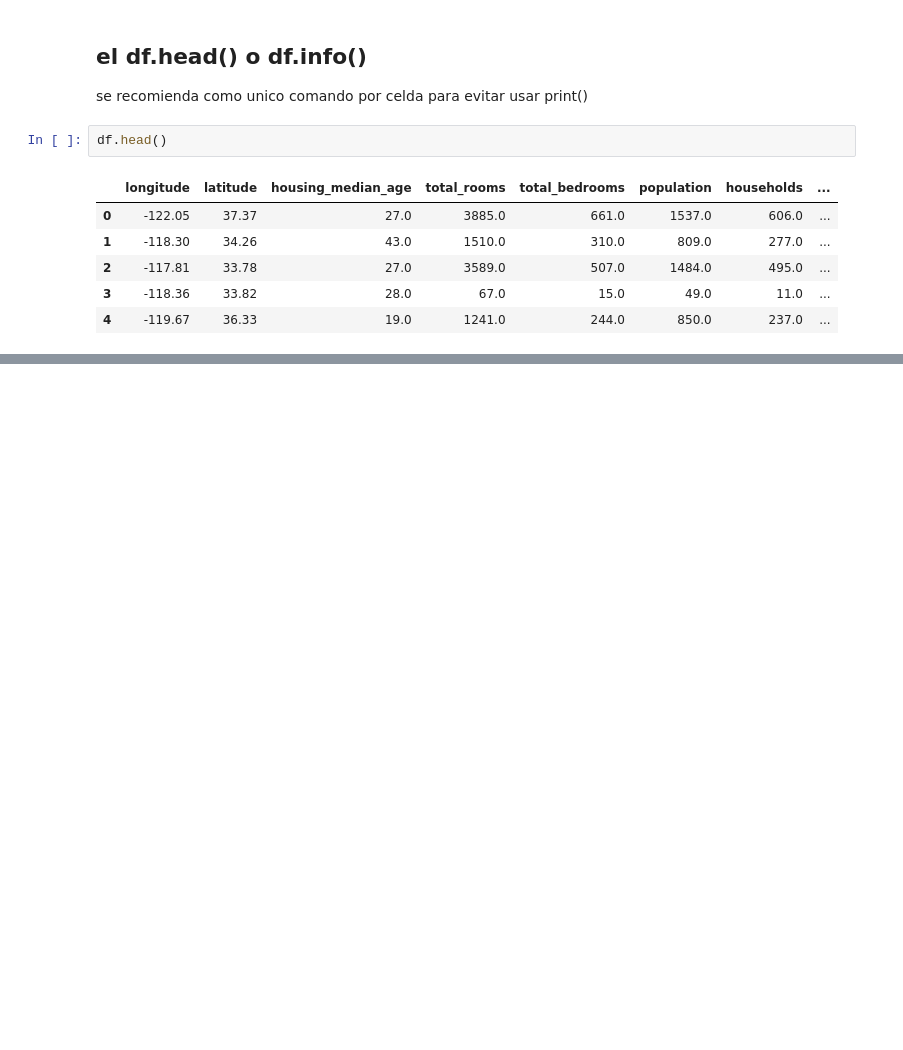
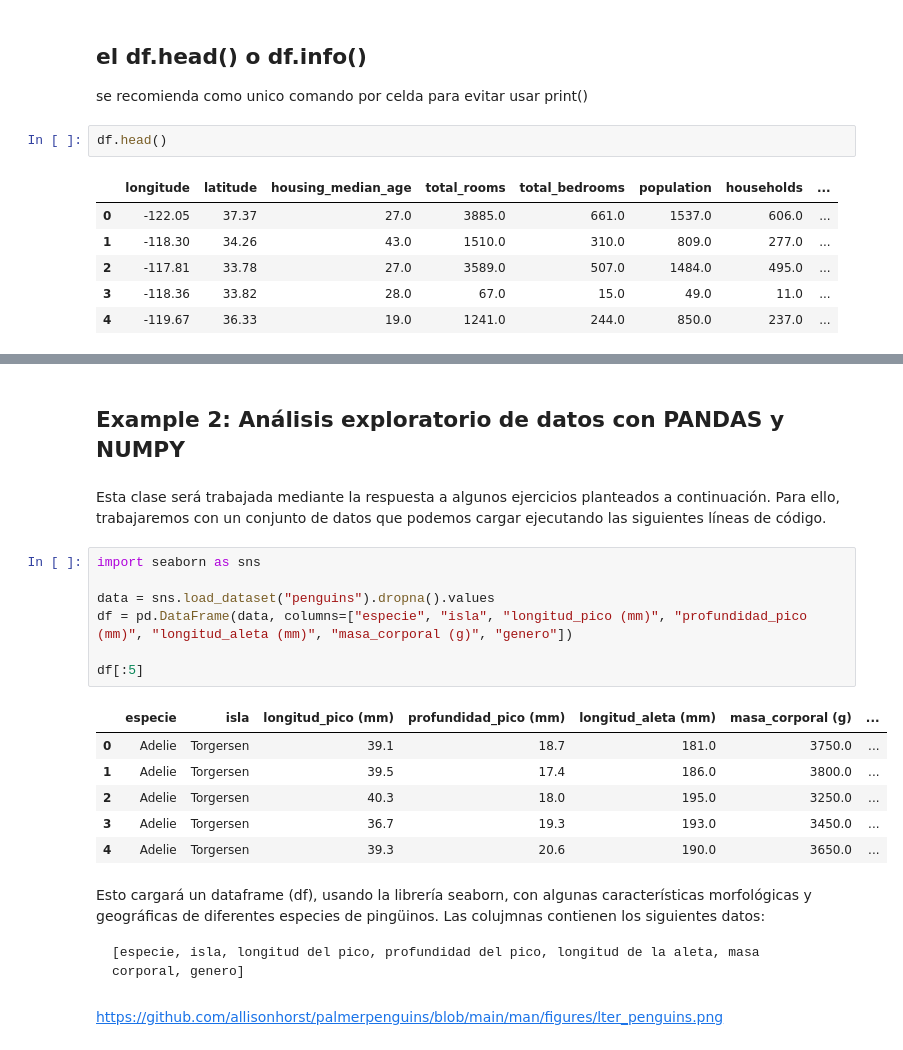
Before and after one commit to anferivera/Fundamentos_de_computacion, a Jupyter notebook: 14_pandas.ipynb, the cells around one changed output, grey strips where cells are left out. Cells and saved outputs as stored; diff of their text form; blank space fills up the shorter version.

````diff
--- a/14_pandas.ipynb
+++ b/14_pandas.ipynb
@@ -510,0 +593,26 @@ myplot2=plt.plot(z,y,'r*')
+# %% [markdown]
+## Example 2: Análisis exploratorio de datos con PANDAS y NUMPY
+# %% [markdown]
+Esta clase será trabajada mediante la respuesta a algunos ejercicios planteados a continuación. Para ello, trabajaremos con un conjunto de datos que podemos cargar ejecutando las siguientes líneas de código.
+# %%
+import seaborn as sns
+
+data = sns.load_dataset("penguins").dropna().values
+df = pd.DataFrame(data, columns=["especie", "isla", "longitud_pico (mm)", "profundidad_pico (mm)", "longitud_aleta (mm)", "masa_corporal (g)", "genero"])
+
+df[:5]
+# %% [output]
+|  | especie | isla | longitud_pico (mm) | profundidad_pico (mm) | longitud_aleta (mm) | masa_corporal (g) | ... |
+| 0 | Adelie | Torgersen | 39.1 | 18.7 | 181.0 | 3750.0 | ... |
+| 1 | Adelie | Torgersen | 39.5 | 17.4 | 186.0 | 3800.0 | ... |
+| 2 | Adelie | Torgersen | 40.3 | 18.0 | 195.0 | 3250.0 | ... |
+| 3 | Adelie | Torgersen | 36.7 | 19.3 | 193.0 | 3450.0 | ... |
+| 4 | Adelie | Torgersen | 39.3 | 20.6 | 190.0 | 3650.0 | ... |
+# %% [markdown]
+Esto cargará un dataframe (df), usando la librería seaborn, con algunas características morfológicas y geográficas de diferentes especies de pingüinos. Las colujmnas contienen los siguientes datos:
+
+```
+[especie, isla, longitud del pico, profundidad del pico, longitud de la aleta, masa corporal, genero]
+```
+# %% [markdown]
+https://github.com/allisonhorst/palmerpenguins/blob/main/man/figures/lter_penguins.png
````
Also changed, not shown: parts of 57 cells of this notebook.
